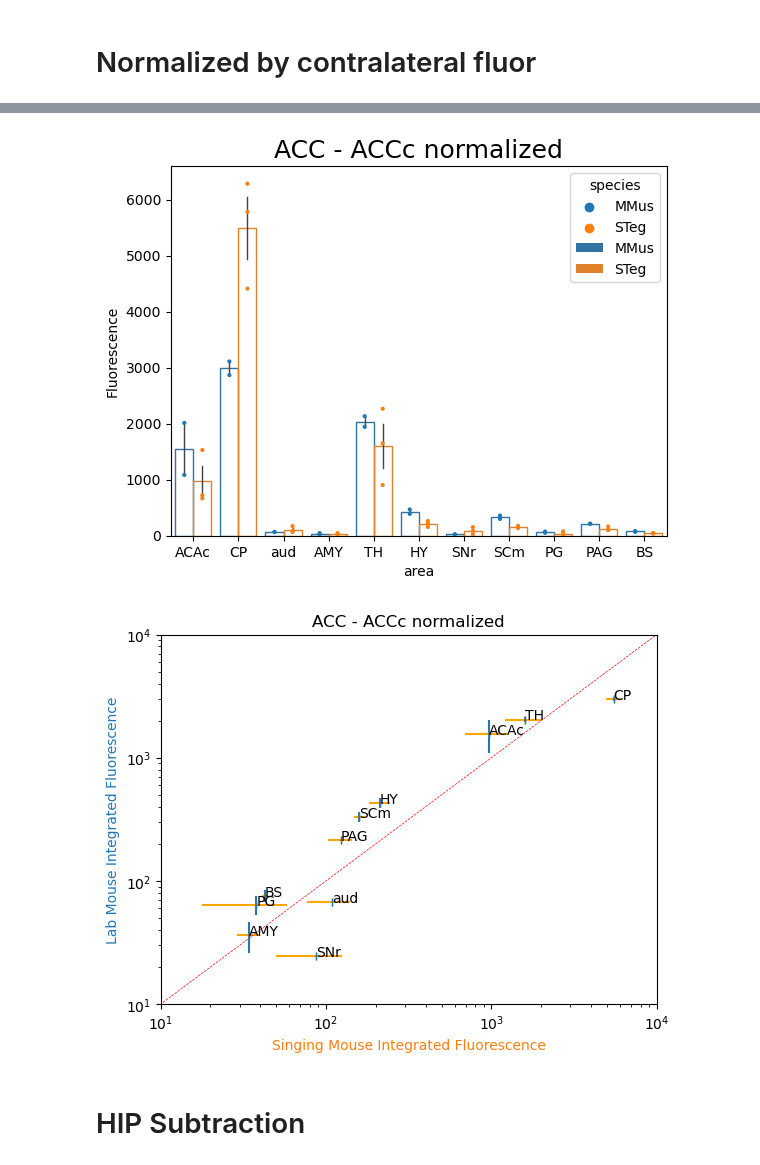
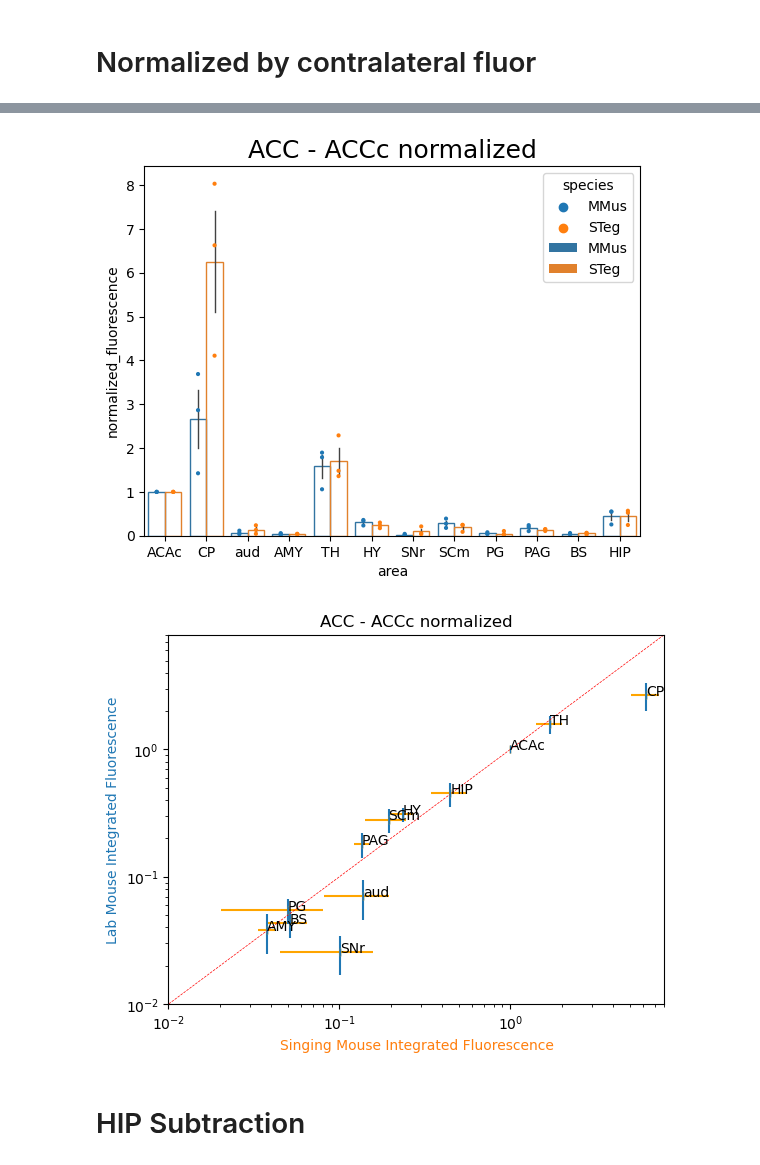
Before and after one commit to eisko/STP_analysis, a Jupyter notebook: STP_quant_fluor_individ.ipynb, the cells around one changed output, grey strips where cells are left out. Cells and saved outputs as stored; diff of their text form; code cells hidden in the pictures.

```diff
--- a/STP_quant_fluor_individ.ipynb
+++ b/STP_quant_fluor_individ.ipynb
@@ -37,7 +37,7 @@ for i in range(metadata.shape[0]):
 
 # area list from make_masks.py
 areas = ["grey", "CTX", "OMCc", "ACAc", "aud","TH", "STR", "CP", "AMY", "P", "PG", "MB", "PAG", "SCm",
-         "SNr", "HY", "CNU", "TEa", "ECT", "VISC", "AI", "GU", "BS"]
+         "SNr", "HY", "CNU", "TEa", "ECT", "VISC", "AI", "GU", "BS", "HIP"]
 # %%
 # load masks for each individually aligned brain
 from time import time
@@ -403,7 +395,7 @@ plt.show()
 # %%
 
 ## ACC
-areas_plot = ["ACAc", "CP", "aud", "AMY", "TH", "HY", "SNr", "SCm", "PG", "PAG", "BS"]
+areas_plot = ["ACAc", "CP", "aud", "AMY", "TH", "HY", "SNr", "SCm", "PG", "PAG", "BS", "HIP"]
 
 acc_fluor = calc_fluor_individ(p05_images, metadata, mask_dict, areas_to_plot=areas_plot, inj_site="ACC")
 acc_norm = normalize_by_area(acc_fluor, norm_area="ACAc")
@@ -429,15 +434,17 @@ See the caveats in the documentation: https://pandas.pydata.org/pandas-docs/stab
 # %%
 
 # make dot plot
-dot_bar_plot(acc_norm, title="ACC - ACCc normalized", xaxis="area", yaxis="Fluorescence", hueaxis="species")
+dot_bar_plot(acc_norm, title="ACC - ACCc normalized", xaxis="area",
+             yaxis="normalized_fluorescence", hueaxis="species")
 plt.show()
 
 # make scatterplot
-stvmm_area_scatter(acc_norm, title="ACC - ACCc normalized", ax_limits=(10,10000))
+stvmm_area_scatter(acc_norm, title="ACC - ACCc normalized",
+                   ax_limits=(0.01, 8), to_plot="normalized_fluorescence")
 plt.show()
 # %% [output]
-[figure, old version]
+[figure, new version]
-[figure, old version]
+[figure, new version]
 # %% [markdown]
 # HIP Subtraction
 # %% [markdown]
```
Also changed, not shown: parts of 22 cells of this notebook, 6 other files.
